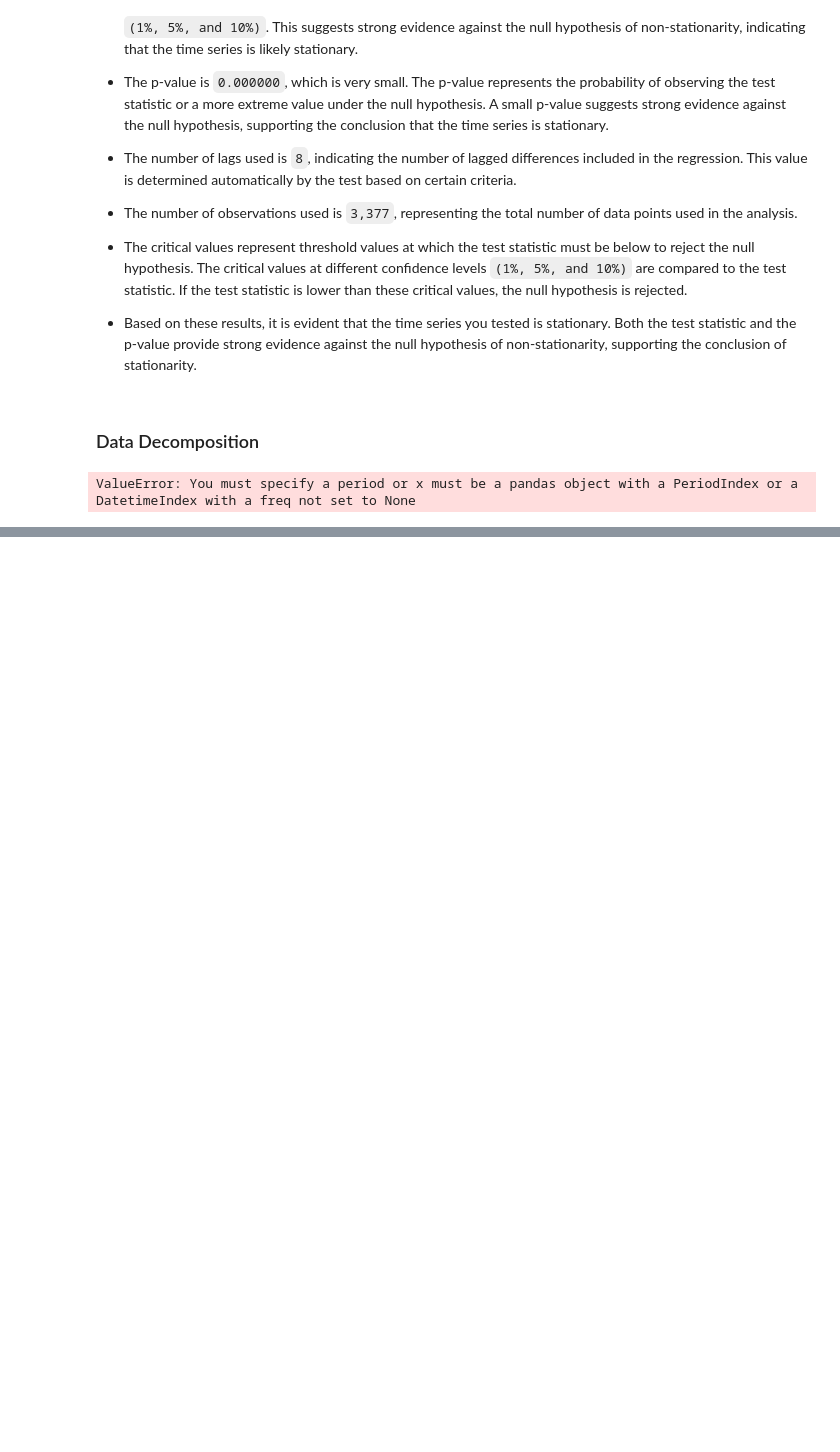
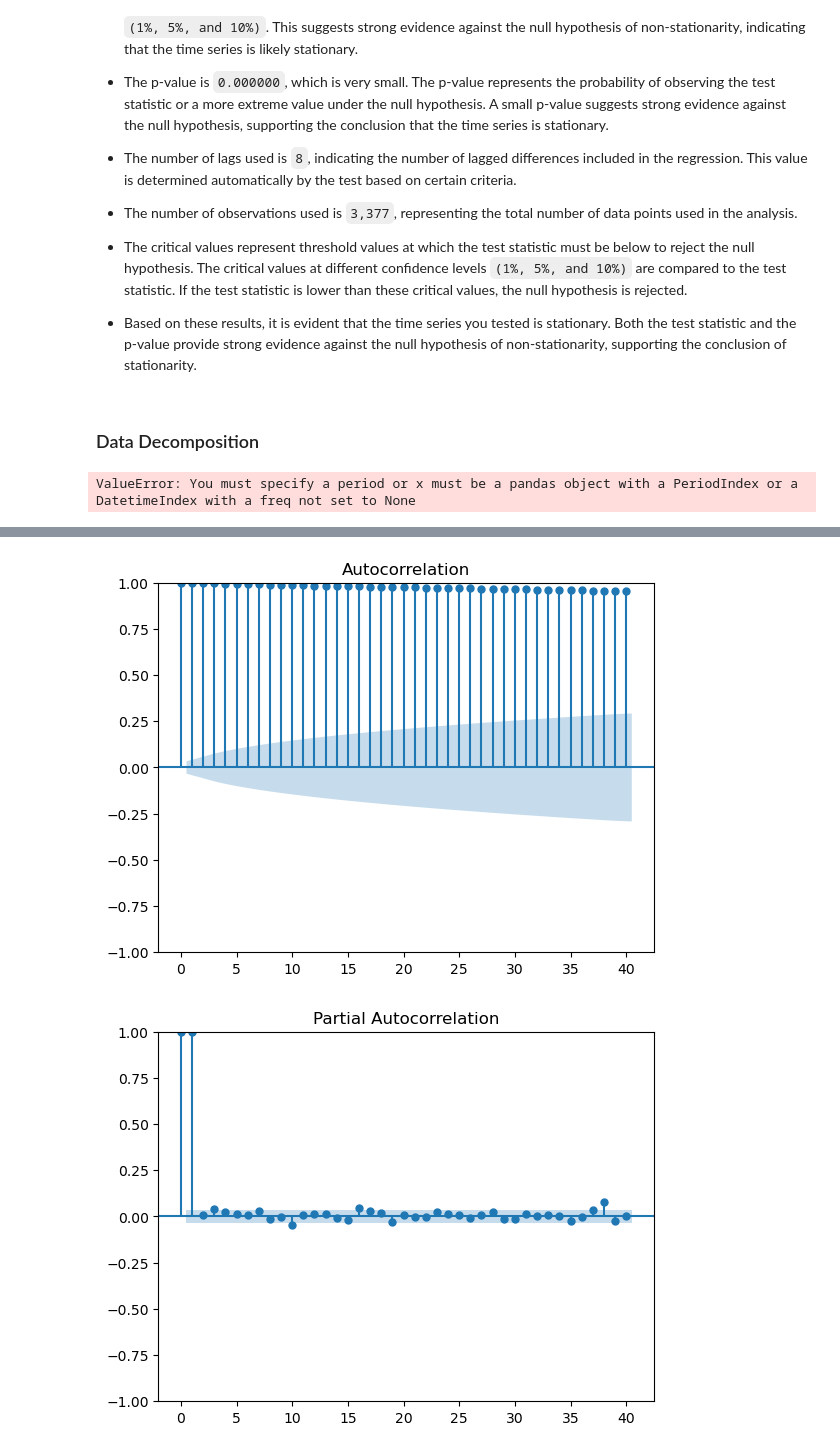
Before and after one commit to Stephie01/Time-Series-Analysis---Predicting-Microsoft-Stock-Prices-, a Jupyter notebook: project.ipynb, the cells around one changed output, grey strips where cells are left out. Cells and saved outputs as stored; diff of their text form; code cells hidden in the pictures; blank space fills up the shorter version.

```diff
--- a/project.ipynb
+++ b/project.ipynb
@@ -647,0 +657,7 @@ ValueError: You must specify a period or x must be a pandas object with a Period
+# %%
+#Plotting the ACF and PACF plots
+plot_acf(df['Close'],lags=40);
+plot_pacf(df['Close'],lags=40);
+# %% [output]
+[figure, added]
+[figure, added]
```
Also changed, not shown: parts of 8 cells of this notebook.
